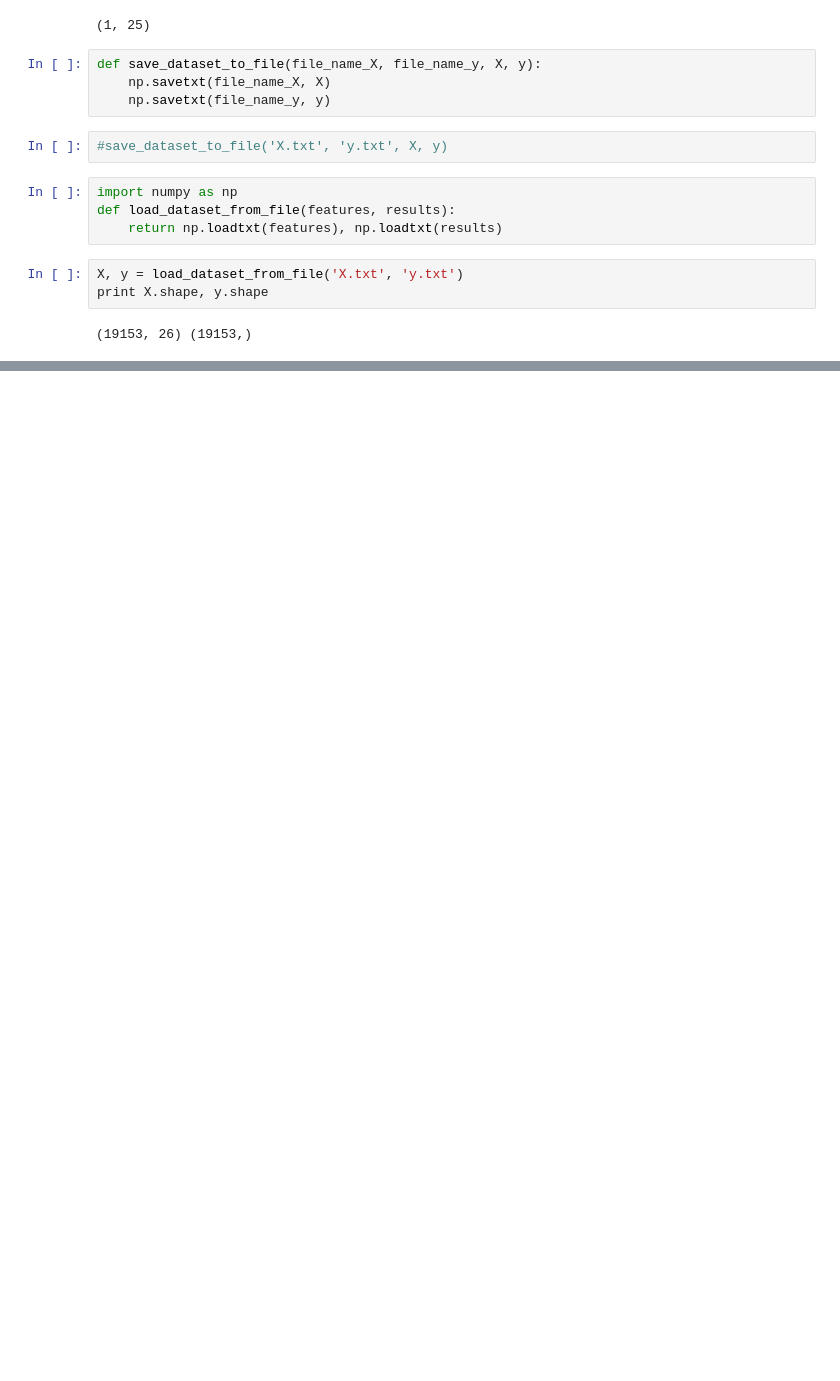
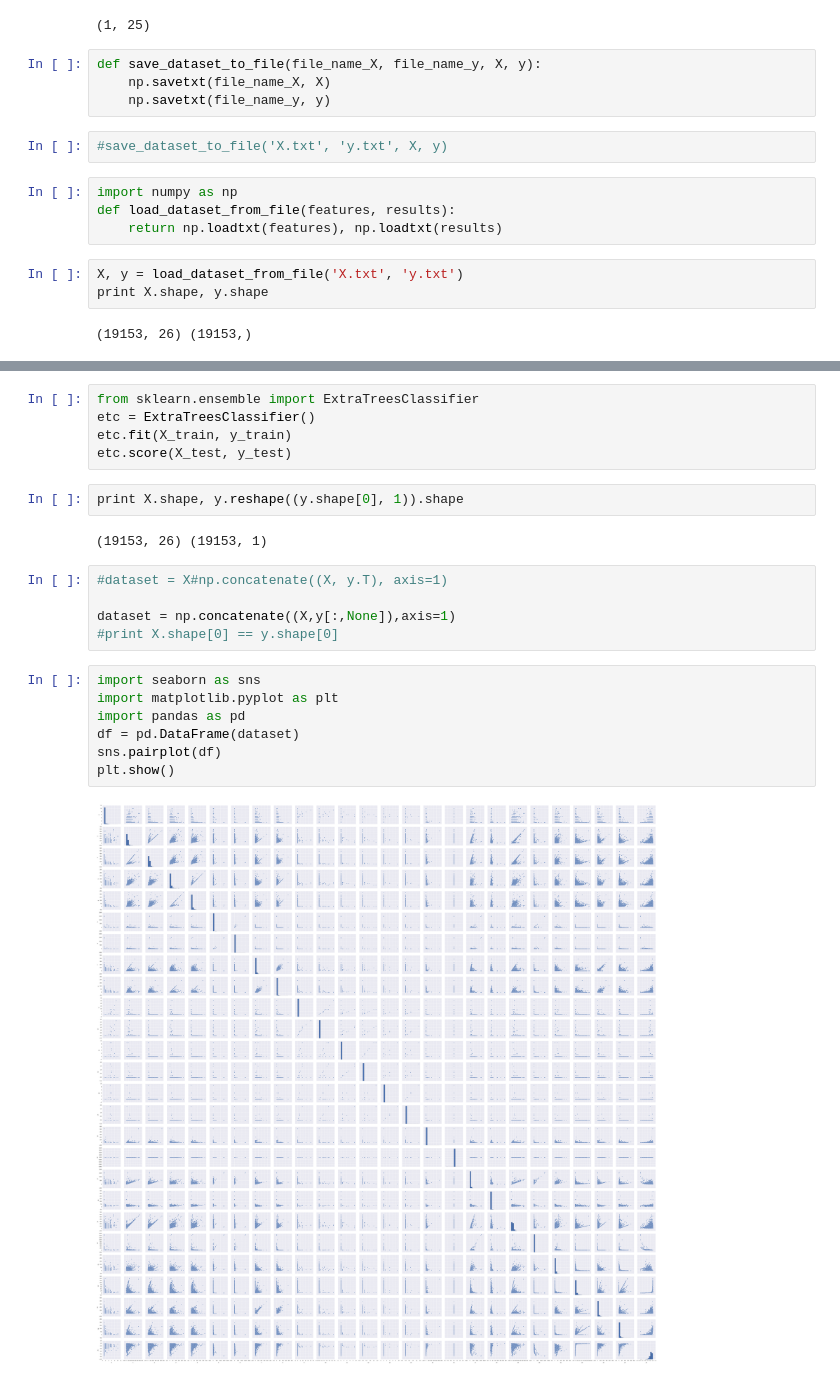
Before and after one commit to gbrlas/AVSP, a Jupyter notebook: AVSP_CodeQuality.ipynb, the cells around one changed output, grey strips where cells are left out. Saved outputs shown, nothing was run; the diff lists cells and outputs as text; blank space fills up the shorter version.

Commit message:
Added pairwise variable visualization. Run some models for prediction. Current best is 59% :)

```diff
--- a/AVSP_CodeQuality.ipynb
+++ b/AVSP_CodeQuality.ipynb
@@ -219,0 +282,23 @@ print X.shape, y.shape
+# %%
+from sklearn.ensemble import ExtraTreesClassifier
+etc = ExtraTreesClassifier()
+etc.fit(X_train, y_train)
+etc.score(X_test, y_test)
+# %%
+print X.shape, y.reshape((y.shape[0], 1)).shape
+# %% [output]
+(19153, 26) (19153, 1)
+# %%
+#dataset = X#np.concatenate((X, y.T), axis=1)
+
+dataset = np.concatenate((X,y[:,None]),axis=1)
+#print X.shape[0] == y.shape[0]
+# %%
+import seaborn as sns
+import matplotlib.pyplot as plt
+import pandas as pd
+df = pd.DataFrame(dataset)
+sns.pairplot(df)
+plt.show()
+# %% [output]
+[figure, added]
```
Also changed, not shown: parts of 8 cells of this notebook.
